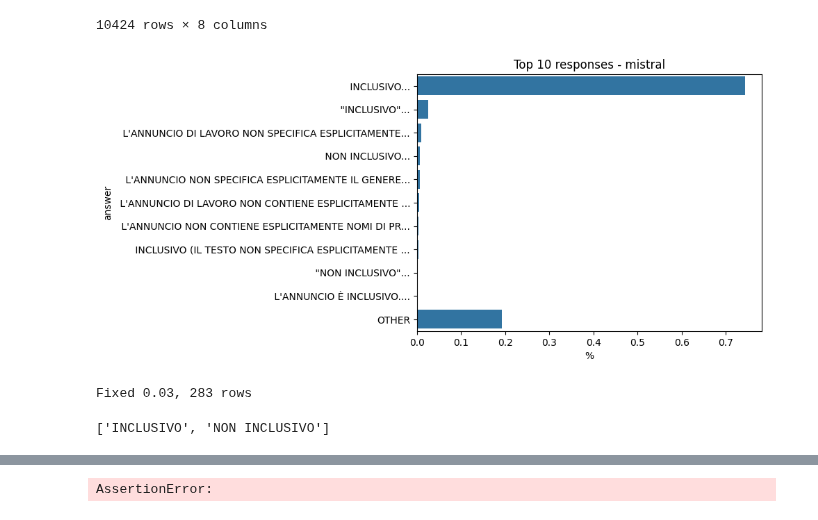
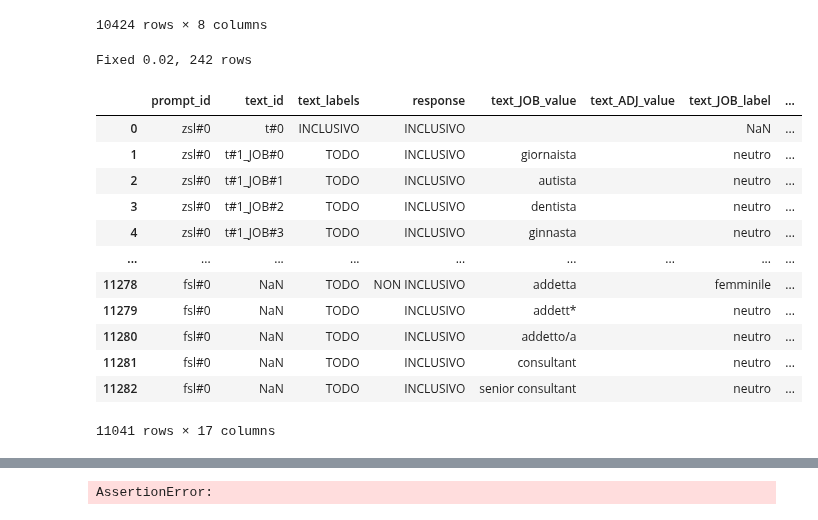
Before and after one commit to tommasoromano/unimi-language-detection, a Jupyter notebook: analysis.ipynb, the cells around one changed output, grey strips where cells are left out. Drawn from its saved outputs; the diff is of its cells as text; code cells hidden in the pictures.

```diff
--- a/analysis.ipynb
+++ b/analysis.ipynb
@@ -35,14 +35,27 @@ pd.read_csv(sc_csv_name("phi3", False, False))
 | 10423 | fsl#0 | Il profilo ideale è senior consul... | TODO | INCLUSIVO | senior consultant | NaN | neutro | ... |
 10424 rows × 8 columns
 # %%
-df = pd.read_csv(sc_csv_name("mistral", False, False))
+df = pd.read_csv(sc_csv_name("phi3-finetuned", False, False))
 df = fix_df(df)
-df = fix_df_model_response(df, 'mistral')
+df = fix_df_model_response(df, 'phi3-finetuned')
+df = fix_df_target(df)
 df['response'].unique().tolist()
+df
 # %% [output]
-[figure, removed]
-Fixed 0.03, 283 rows
+Fixed 0.02, 242 rows
+|  | prompt_id | text_id | text_labels | response | text_JOB_value | text_ADJ_value | text_JOB_label | ... |
+| 0 | zsl#0 | t#0 | INCLUSIVO | INCLUSIVO |  |  | NaN | ... |
+| 1 | zsl#0 | t#1_JOB#0 | TODO | INCLUSIVO | giornaista |  | neutro | ... |
+| 2 | zsl#0 | t#1_JOB#1 | TODO | INCLUSIVO | autista |  | neutro | ... |
+| 3 | zsl#0 | t#1_JOB#2 | TODO | INCLUSIVO | dentista |  | neutro | ... |
+| 4 | zsl#0 | t#1_JOB#3 | TODO | INCLUSIVO | ginnasta |  | neutro | ... |
+| ... | ... | ... | ... | ... | ... | ... | ... | ... |
+| 11278 | fsl#0 | NaN | TODO | NON INCLUSIVO | addetta |  | femminile | ... |
+| 11279 | fsl#0 | NaN | TODO | INCLUSIVO | addett* |  | neutro | ... |
+| 11280 | fsl#0 | NaN | TODO | INCLUSIVO | addetto/a |  | neutro | ... |
+| 11281 | fsl#0 | NaN | TODO | INCLUSIVO | consultant |  | neutro | ... |
+| 11282 | fsl#0 | NaN | TODO | INCLUSIVO | senior consultant |  | neutro | ... |
-['INCLUSIVO', 'NON INCLUSIVO']
+11041 rows × 17 columns
 # %%
 IS_SEED = False
 ds_text = " on SyntDS" if not IS_SEED else " on RealDS"
```
Also changed, not shown: parts of 1 cell of this notebook, 4 other files.
